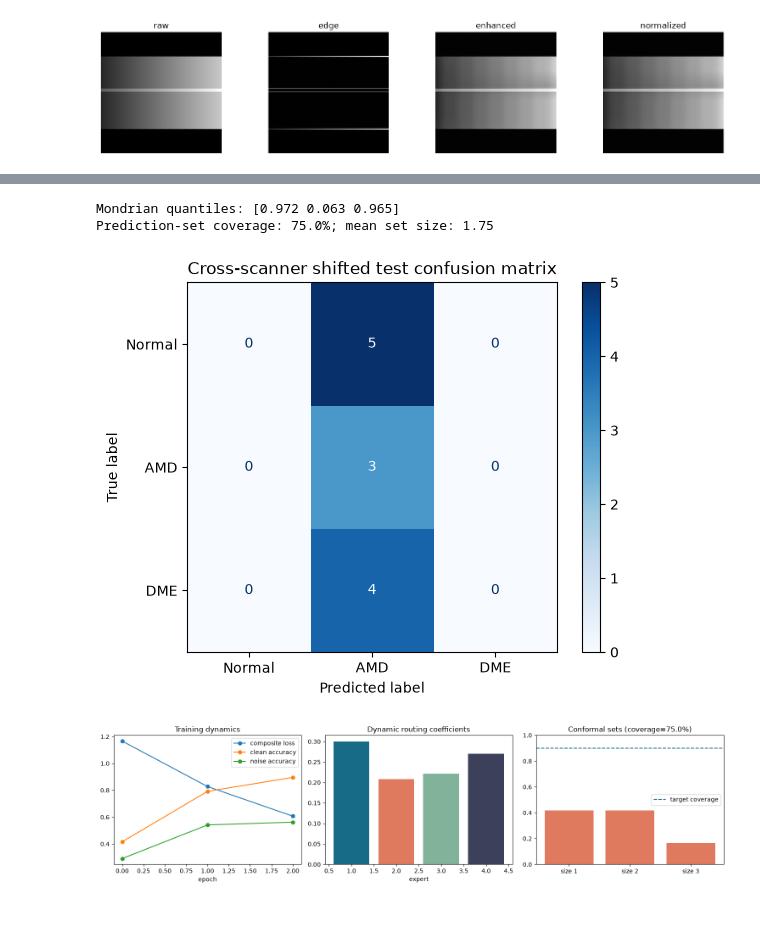
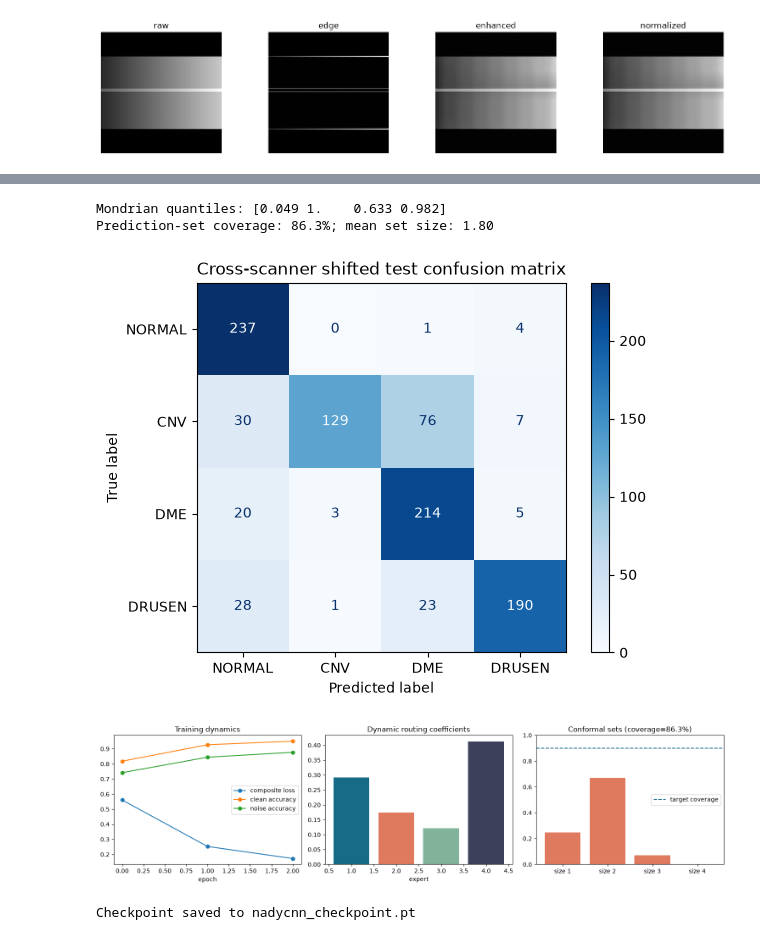
Before and after one commit to Sarthak-G0yal/mia-7sem, a Jupyter notebook: solution.ipynb, the cells around one changed output, grey strips where cells are left out. Cells and saved outputs as stored; diff of their text form; code cells hidden in the pictures.

```diff
--- a/solution.ipynb
+++ b/solution.ipynb
@@ -117,7 +119,7 @@ class NADyCNN(nn.Module):
         logits = self.head(features)
         return (logits, features) if return_features else logits
 
-model = NADyCNN().to(device)
+model = NADyCNN(num_classes=4).to(device)
 parameter_count = sum(parameter.numel() for parameter in model.parameters())
 print(f"Parameters: {parameter_count:,} (target <= 500,000: {parameter_count <= 500_000})")
 # %% [output]
@@ -170,7 +221,7 @@ def noisy_batch(images: torch.Tensor, sigma: float = 0.10) -> torch.Tensor:
     normalized = (clean - clean.amin(dim=(-2, -1), keepdim=True)) / (clean.amax(dim=(-2, -1), keepdim=True) - clean.amin(dim=(-2, -1), keepdim=True) + 1e-6)
     return (normalized * (1 + sigma * torch.randn_like(normalized))).clamp(0, 1)
 
-def dual_branch_loss(model: nn.Module, images: torch.Tensor, labels: torch.Tensor, beta: float = 0.10, samples: int = 4):
+def dual_branch_loss(model: nn.Module, images: torch.Tensor, labels: torch.Tensor, beta: float = 0.10, samples: int = 1):
     clean_logits = model(images)
     clean_loss = F.cross_entropy(clean_logits, labels)
     noisy_logits = [model(noisy_batch(images)) for _ in range(samples)]
@@ -204,36 +255,37 @@ Epoch 3: loss=0.607, clean_acc=0.90, noise_acc=0.56, routing_std=0.052
 # %%
 @torch.no_grad()
 def probabilities(loader: DataLoader, noise_sigma: float = 0.0):
     model.eval(); all_probs, all_labels = [], []
     for images, labels in loader:
         images = images.to(device)
         if noise_sigma: images = noisy_batch(images, noise_sigma)
         all_probs.append(model(images).softmax(1).cpu())
         all_labels.append(labels)
     return torch.cat(all_probs), torch.cat(all_labels)
 
 calibration_probs, calibration_labels = probabilities(calibration_loader, noise_sigma=0.10)
 test_probs, test_labels = probabilities(test_loader, noise_sigma=0.15)
 alpha = 0.10
-quantiles = torch.full((3,), 1.0)
-for class_id in range(3):
+num_classes = len(dataset.class_names)
+quantiles = torch.full((num_classes,), 1.0)
+for class_id in range(num_classes):
     scores = 1.0 - calibration_probs[calibration_labels == class_id, class_id]
     if len(scores):
         rank = min(len(scores), int(np.ceil((len(scores) + 1) * (1 - alpha))))
         quantiles[class_id] = scores.sort().values[rank - 1]
 prediction_sets = test_probs >= (1.0 - quantiles)[None, :]
 coverage = prediction_sets[torch.arange(len(test_labels)), test_labels].float().mean().item()
 set_sizes = prediction_sets.sum(1).numpy()
 predicted = test_probs.argmax(1).numpy()
 print(f"Mondrian quantiles: {quantiles.numpy().round(3)}")
 print(f"Prediction-set coverage: {coverage:.1%}; mean set size: {set_sizes.mean():.2f}")
 ConfusionMatrixDisplay(confusion_matrix(test_labels.numpy(), predicted), display_labels=dataset.class_names).plot(cmap="Blues")
 plt.title("Cross-scanner shifted test confusion matrix")
 plt.show()
 # %% [output]
-Mondrian quantiles: [0.972 0.063 0.965]
-Prediction-set coverage: 75.0%; mean set size: 1.75
+Mondrian quantiles: [0.049 1.    0.633 0.982]
+Prediction-set coverage: 86.3%; mean set size: 1.80
-[figure, old version]
+[figure, new version]
 # %%
 fig, axes = plt.subplots(1, 3, figsize=(15, 4))
 axes[0].plot(history["loss"], marker="o", label="composite loss")
@@ -243,9 +295,44 @@ axes[0].set_title("Training dynamics"); axes[0].set_xlabel("epoch"); axes[0].leg
 routing = torch.cat([block.dynamic1.last_alpha.cpu() for block in model.blocks], dim=0).mean(0).numpy()
 axes[1].bar(np.arange(1, 5), routing, color=["#176b87", "#e07a5f", "#81b29a", "#3d405b"])
 axes[1].set_title("Dynamic routing coefficients"); axes[1].set_xlabel("expert")
-axes[2].bar(["size 1", "size 2", "size 3"], [(set_sizes == value).mean() for value in (1, 2, 3)], color="#e07a5f")
+set_size_values = range(1, len(dataset.class_names) + 1)
+axes[2].bar([f"size {value}" for value in set_size_values], [(set_sizes == value).mean() for value in set_size_values], color="#e07a5f")
 axes[2].axhline(1 - alpha, color="#176b87", linestyle="--", label="target coverage")
 axes[2].set_ylim(0, 1); axes[2].set_title(f"Conformal sets (coverage={coverage:.1%})"); axes[2].legend()
 plt.tight_layout(); plt.show()
 # %% [output]
-[figure, old version]
+[figure, new version]
+# %%
+CHECKPOINT_PATH = Path("nadycnn_checkpoint.pt")
+
+
+def save_checkpoint(path: Path = CHECKPOINT_PATH) -> None:
+    checkpoint = {
+        "model_state_dict": model.state_dict(),
+        "optimizer_state_dict": optimizer.state_dict(),
+        "scheduler_state_dict": scheduler.state_dict(),
+        "history": history,
+        "num_classes": len(dataset.class_names),
+        "class_names": dataset.class_names,
+    }
+    torch.save(checkpoint, path)
+    print(f"Checkpoint saved to {path}")
+
+
+def restore_checkpoint(path: Path = CHECKPOINT_PATH):
+    checkpoint = torch.load(path, map_location=device)
+    restored_model = NADyCNN(num_classes=checkpoint["num_classes"]).to(device)
+    restored_model.load_state_dict(checkpoint["model_state_dict"])
+    restored_model.eval()
+    print(f"Checkpoint restored from {path}")
+    return restored_model, checkpoint
+
+
+# Run this after training finishes.
+save_checkpoint()
+
+# In a later session, use:
+# restored_model, checkpoint = restore_checkpoint()
+# restored_model.eval()
+# %% [output]
+Checkpoint saved to nadycnn_checkpoint.pt
```
Also changed, not shown: parts of 4 cells of this notebook, 28 other files.
